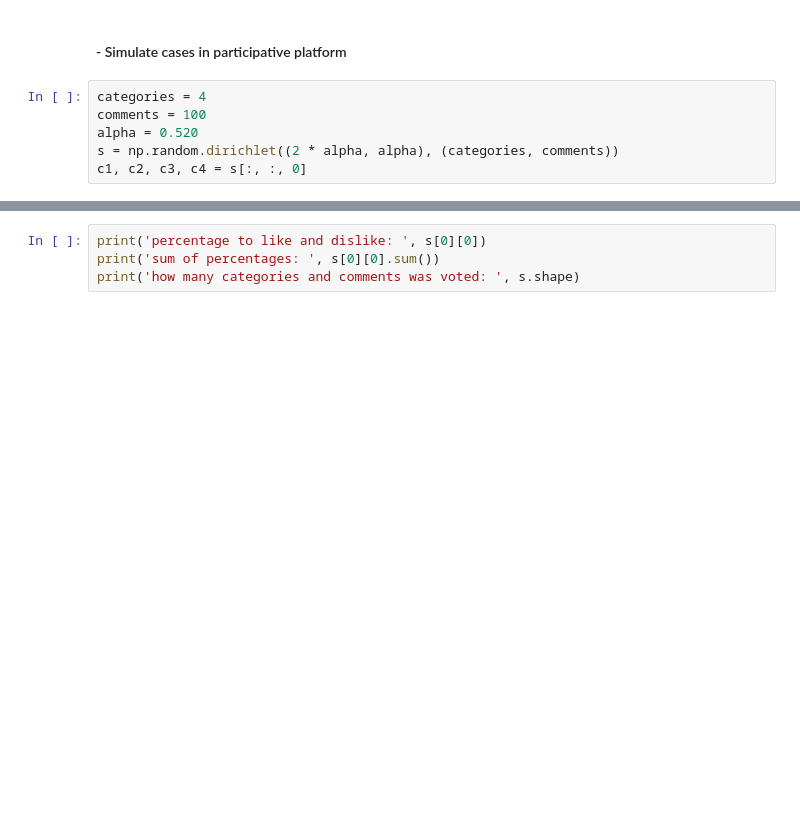
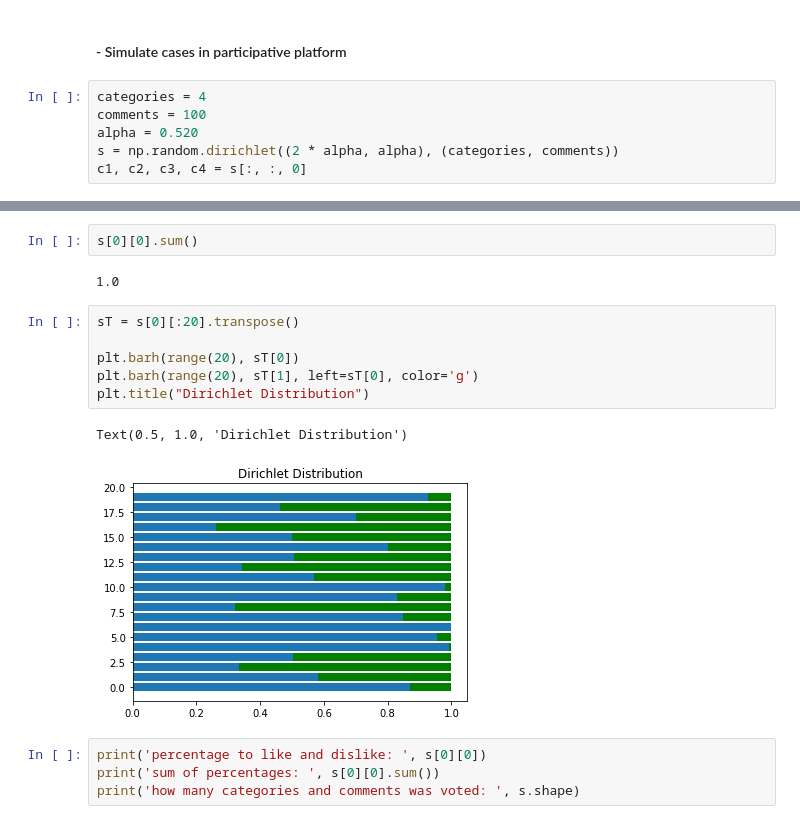
Before and after one commit to naiieandrade/tcc-studies, a Jupyter notebook: dirichlet-distribution.ipynb, the cells around one changed output, grey strips where cells are left out. Cells and saved outputs as stored; diff of their text form; blank space fills up the shorter version.

Commit message:
Scatter plot with different colors

```diff
--- a/dirichlet-distribution.ipynb
+++ b/dirichlet-distribution.ipynb
@@ -162,3 +193,16 @@ c1, c2, c3, c4 = s[:, :, 0]
+# %%
+s[0][0].sum()
+# %% [output]
+1.0
+# %%
+sT = s[0][:20].transpose()
+
+plt.barh(range(20), sT[0])
+plt.barh(range(20), sT[1], left=sT[0], color='g')
+plt.title("Dirichlet Distribution")
+# %% [output]
+Text(0.5, 1.0, 'Dirichlet Distribution')
+[figure, added]
 # %%
 print('percentage to like and dislike: ', s[0][0])
 print('sum of percentages: ', s[0][0].sum())
```
Also changed, not shown: parts of 10 cells of this notebook.
